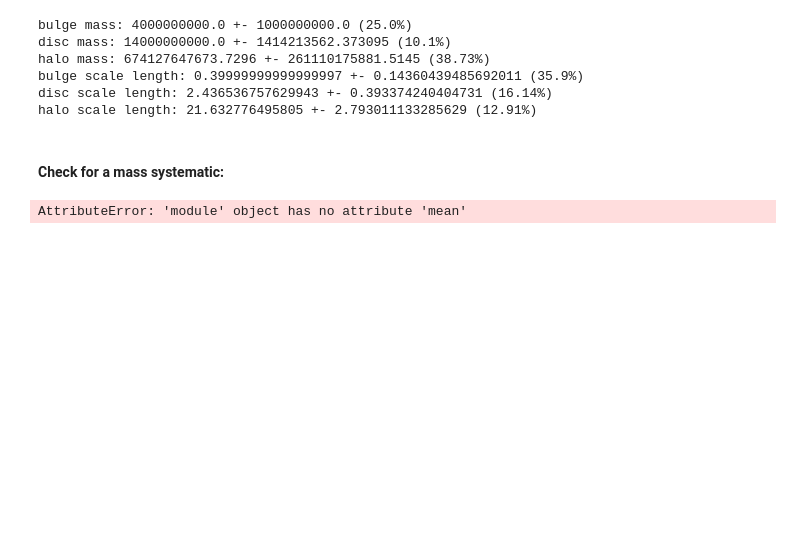
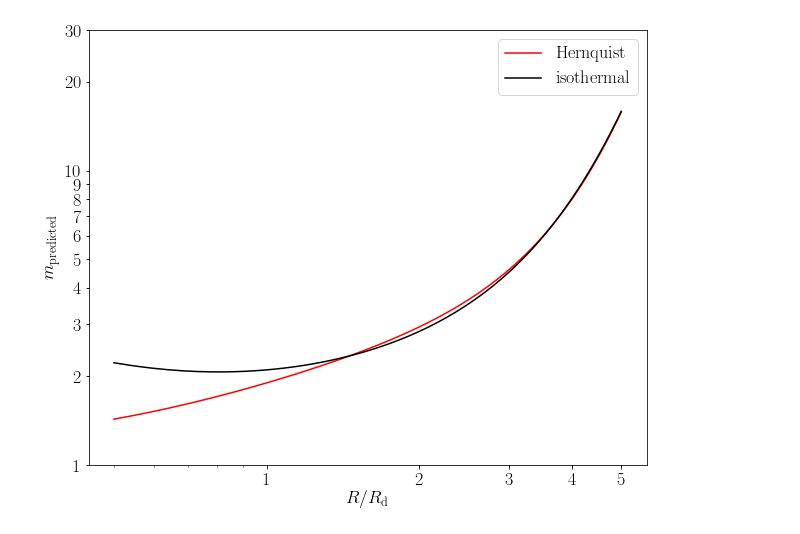
Before and after one commit to RossHart/Donghia_paper, a Jupyter notebook: error_analysis.ipynb, the cells around one changed output. Cells and saved outputs as stored; diff of their text form; code cells hidden in the pictures; blank space fills up the shorter version.

```diff
--- a/error_analysis.ipynb
+++ b/error_analysis.ipynb
@@ -167,27 +319,0 @@ class TotalHalo():
-# %%
-halo = TotalHalo(M_b,delta_M_b,M_d,delta_M_d,a_b,delta_a_b,
-                 R_d,delta_R_d,M_hi,delta_M_hi)
-
-def printer(data,name):
-    print('{}: {} +- {} ({}%)'.format(name,data.data,data.uncertainty.array,
-                              np.round(data.uncertainty.array/data.data*100,2)))
-    return None
-
-names = ('bulge mass','disc mass','halo mass',
-         'bulge scale length','disc scale length','halo scale length')
-
-datas = (halo.bulge_mass(),halo.disc_mass(),halo.halo_mass(),
-         halo.bulge_scale_length(),halo.disc_scale_length(),
-         halo.halo_scale_length())
-
-for d, n in zip(datas,names):
-    printer(d,n)
-# %% [output]
-bulge mass: 4000000000.0 +- 1000000000.0 (25.0%)
-disc mass: 14000000000.0 +- 1414213562.373095 (10.1%)
-halo mass: 674127647673.7296 +- 261110175881.5145 (38.73%)
-bulge scale length: 0.39999999999999997 +- 0.14360439485692011 (35.9%)
-disc scale length: 2.436536757629943 +- 0.393374240404731 (16.14%)
-halo scale length: 21.632776495805 +- 2.793011133285629 (12.91%)
-# %% [markdown]
-#### Check for a mass systematic:
@@ -198,4 +320,25 @@ halo scale length: 21.632776495805 +- 2.793011133285629 (12.91%)
-# %%
-unp.mean()
-# %% [output]
-AttributeError: 'module' object has no attribute 'mean'
+# %%
+m_i = donghia_halo.m_hernquist()
+m_ii = donghia_halo.m_isothermal()
+# %%
+fig = plt.figure()
+ax = plt.subplot(111)
+
+_ = ax.plot(m_i['R']/R_d,m_i['m'],color='r',label='Hernquist')
+_ = ax.plot(m_ii['R']/R_d,m_ii['m']/2,color='k',label='isothermal')
+
+_ = ax.legend(edgecolor='k',fancybox=False,loc='upper left')
+_ = ax.set_xlabel('$R/R_\mathrm{d}$')
+_ = ax.set_ylabel('$m_\mathrm{predicted}$')
+_ = ax.set_xscale('log')
+_ = ax.set_yscale('log')
+_ = ax.legend()
+#_ = ax.set_ylim(0,30)
+
+ax.set_xticks([1,2,3,4,5])
+ax.get_xaxis().set_major_formatter(mpl.ticker.ScalarFormatter())
+
+ax.set_yticks([1,2,3,4,5,6,7,8,9,10,20,30])
+ax.get_yaxis().set_major_formatter(mpl.ticker.ScalarFormatter())
+# %% [output]
+[figure, added]
```
Also changed, not shown: parts of 6 cells of this notebook, 5 other files.
